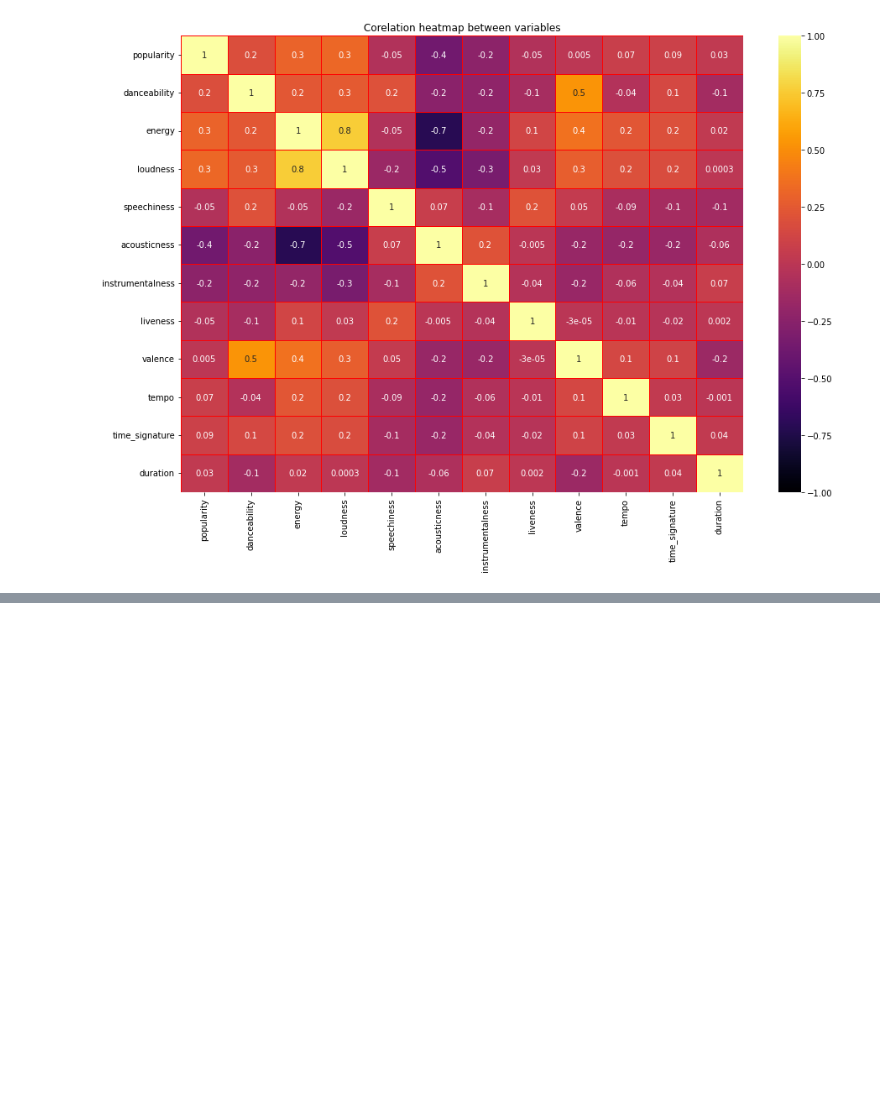
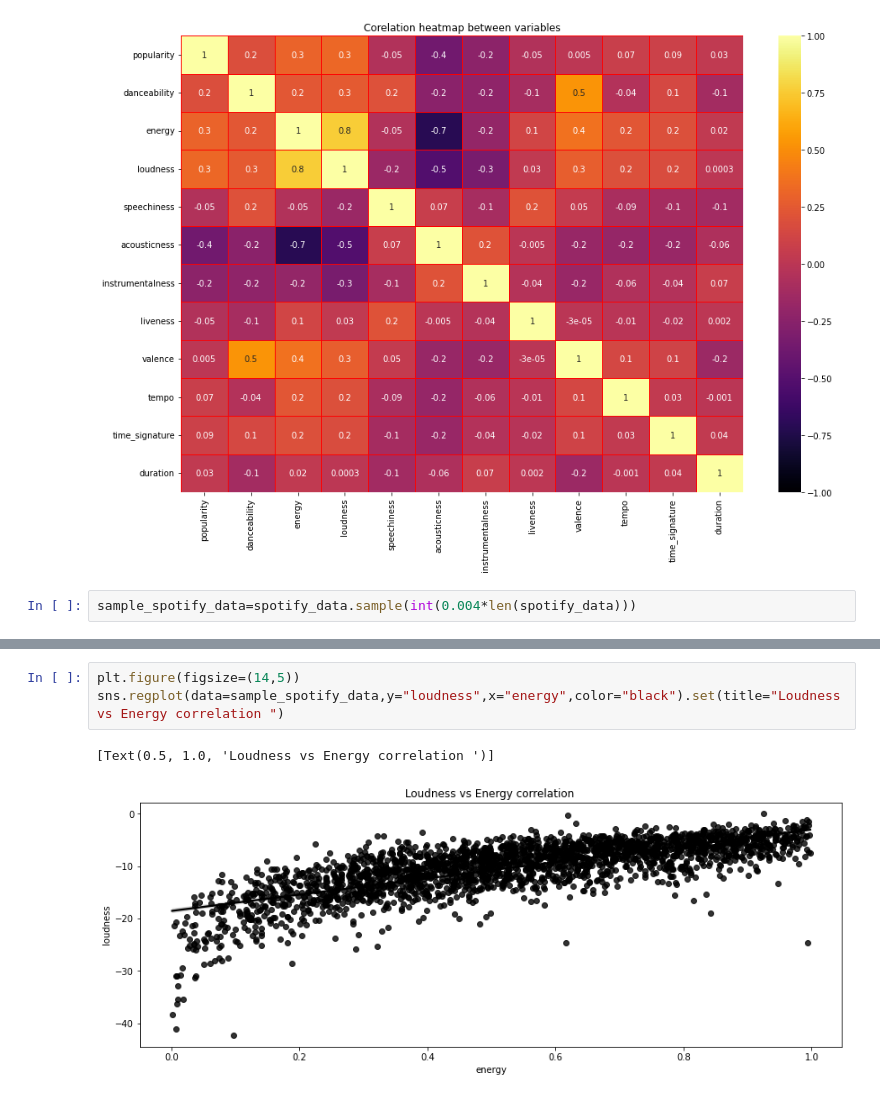
Before and after one commit to SaptarshiChakraborty/CAT-Study-Material, a Jupyter notebook: saptarshiprojectspotify.ipynb, the cells around one changed output, grey strips where cells are left out. Saved outputs shown, nothing was run; the diff lists cells and outputs as text; blank space fills up the shorter version.

Commit message:
Kaggle Notebook | SaptarshiProjectSPotify | Version 4

```diff
--- a/saptarshiprojectspotify.ipynb
+++ b/saptarshiprojectspotify.ipynb
@@ -183,3 +187,5 @@ heatmap.set_xticklabels(heatmap.get_xticklabels(),rotation=90)
  Text(10.5, 0, 'time_signature'),
  Text(11.5, 0, 'duration')]
 [figure]
+# %%
+sample_spotify_data=spotify_data.sample(int(0.004*len(spotify_data)))
@@ -185,0 +202,6 @@ heatmap.set_xticklabels(heatmap.get_xticklabels(),rotation=90)
+# %%
+plt.figure(figsize=(14,5))
+sns.regplot(data=sample_spotify_data,y="loudness",x="energy",color="black").set(title="Loudness vs Energy correlation ")
+# %% [output]
+[Text(0.5, 1.0, 'Loudness vs Energy correlation ')]
+[figure, added]
```
Also changed, not shown: parts of 3 cells of this notebook.
